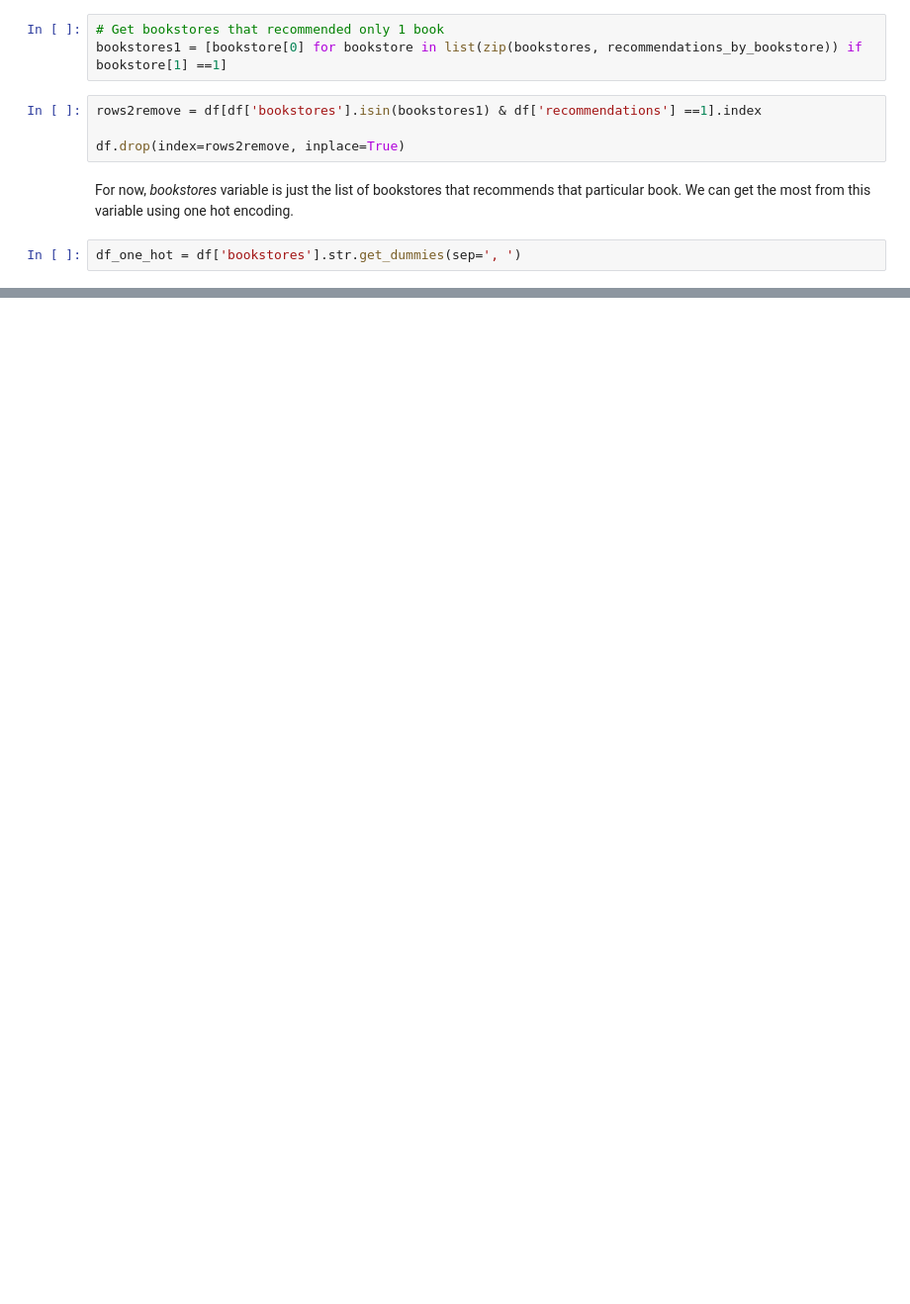
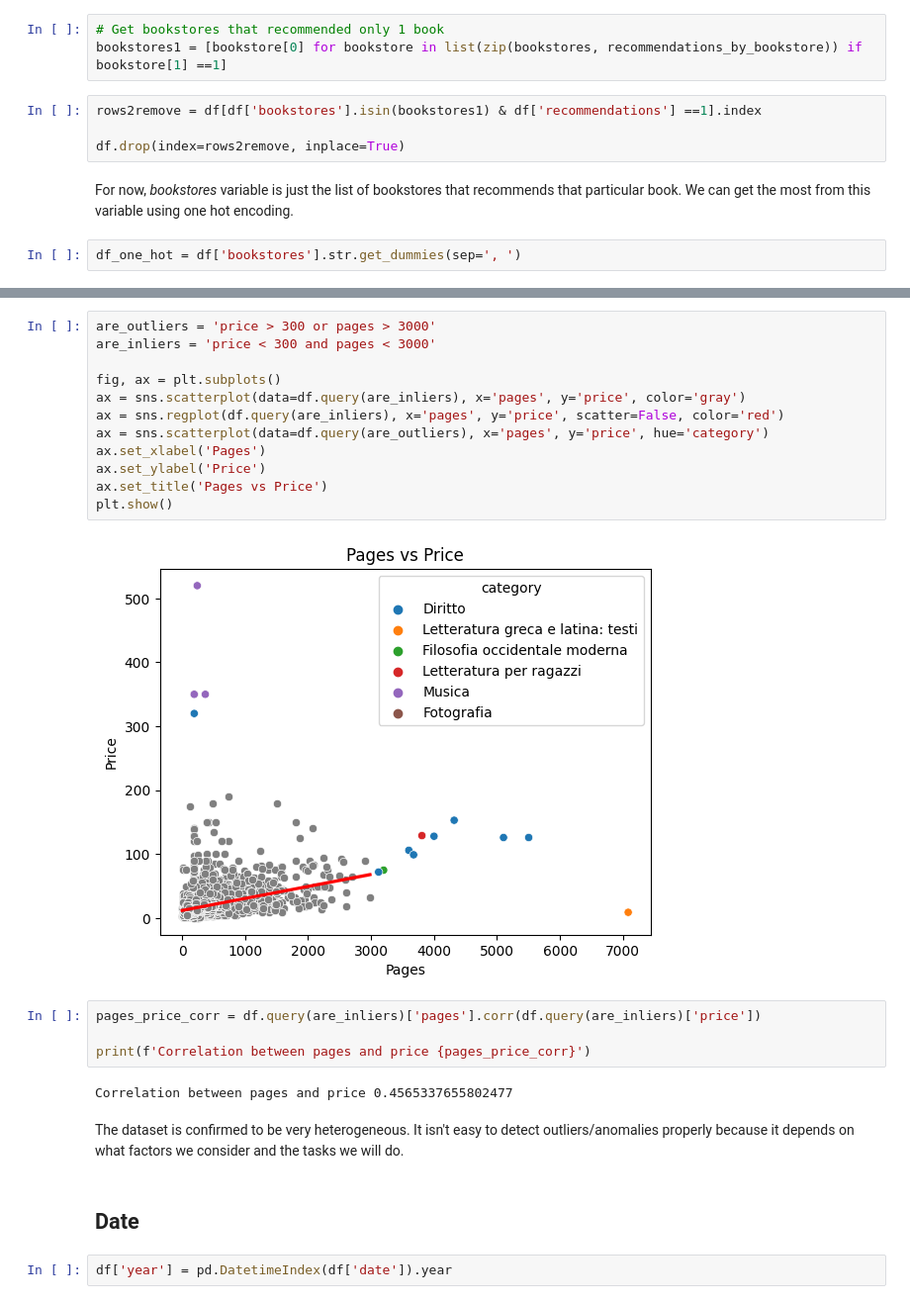
Before and after one commit to mattiapggioli/bookdealer-recommendations-analysis, a Jupyter notebook: notebooks/data_preparation.ipynb, the cells around one changed output, grey strips where cells are left out. Shown: that part at 99% size. Cells and saved outputs as stored; diff of their text form; blank space fills up the shorter version.

```diff
--- a/notebooks/data_preparation.ipynb
+++ b/notebooks/data_preparation.ipynb
@@ -211,0 +303,26 @@ df_one_hot.to_csv('../data/books-one-hot.csv', index=False)
+# %%
+are_outliers = 'price > 300 or pages > 3000'
+are_inliers = 'price < 300 and pages < 3000'
+
+fig, ax = plt.subplots()
+ax = sns.scatterplot(data=df.query(are_inliers), x='pages', y='price', color='gray')
+ax = sns.regplot(df.query(are_inliers), x='pages', y='price', scatter=False, color='red')
+ax = sns.scatterplot(data=df.query(are_outliers), x='pages', y='price', hue='category')
+ax.set_xlabel('Pages')
+ax.set_ylabel('Price')
+ax.set_title('Pages vs Price')
+plt.show()
+# %% [output]
+[figure, added]
+# %%
+pages_price_corr = df.query(are_inliers)['pages'].corr(df.query(are_inliers)['price'])
+
+print(f'Correlation between pages and price {pages_price_corr}')
+# %% [output]
+Correlation between pages and price 0.4565337655802477
+# %% [markdown]
+The dataset is confirmed to be very heterogeneous. It isn't easy to detect outliers/anomalies properly because it depends on what factors we consider and the tasks we will do.
+# %% [markdown]
+## Date
+# %%
+df['year'] = pd.DatetimeIndex(df['date']).year
```
Also changed, not shown: parts of 28 cells of this notebook.
